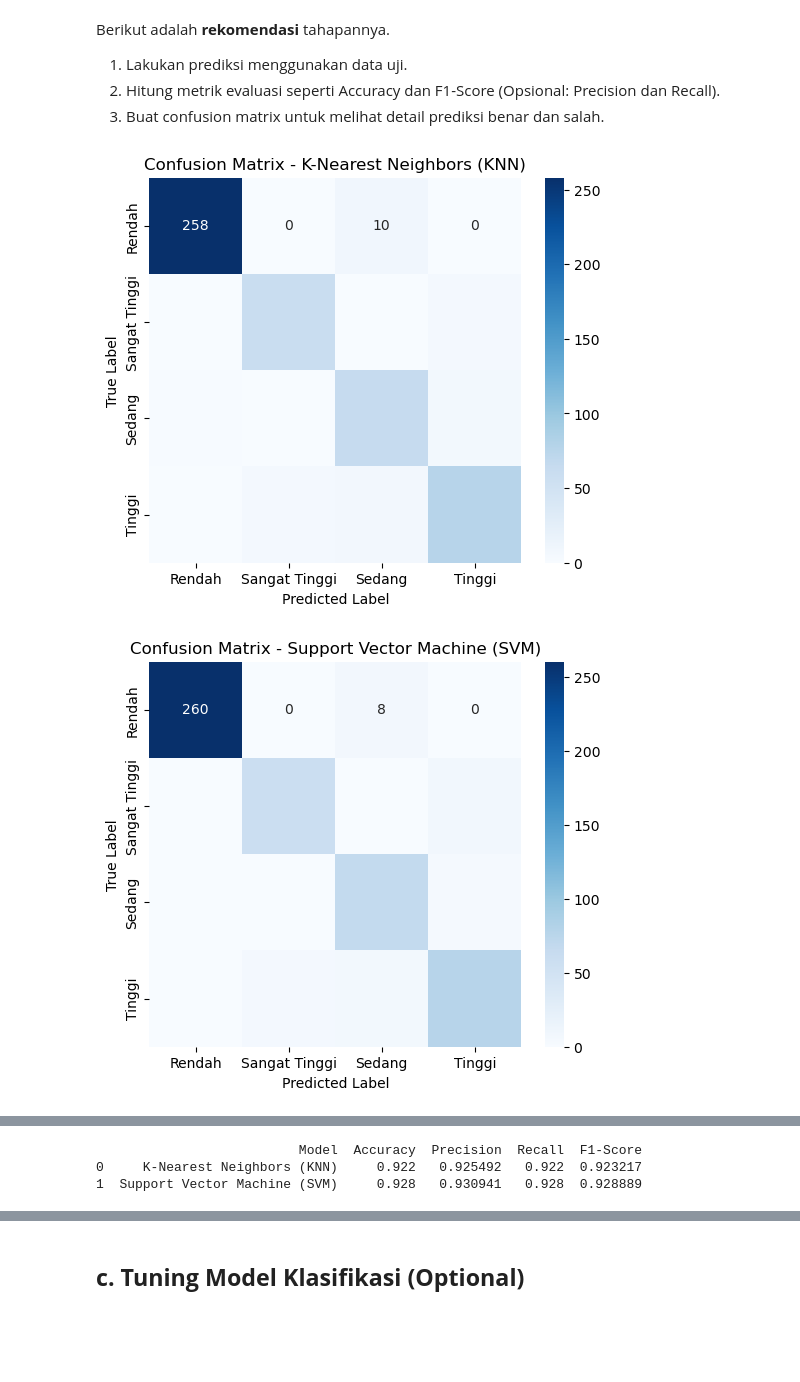
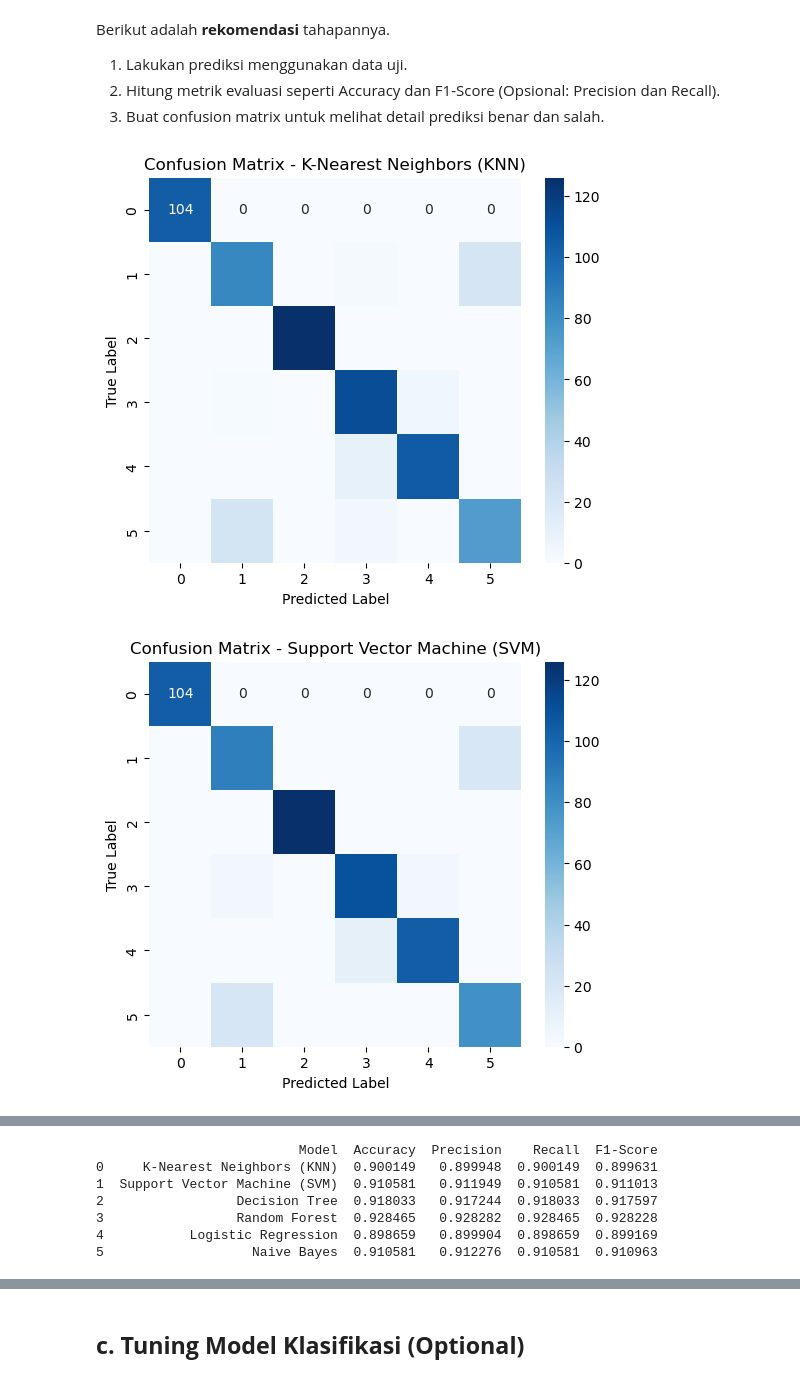
Before and after one commit to Muhammad-Rizki-Putra/Submission-CodingCamp, a Jupyter notebook: BMLP/[Klasifikasi]_Submission_Akhir_BMLP_Muhammad Rizki Putra.ipynb, the cells around one changed output, grey strips where cells are left out. Cells and saved outputs as stored; diff of their text form; code cells hidden in the pictures; blank space fills up the shorter version.

```diff
--- a/BMLP/[Klasifikasi]_Submission_Akhir_BMLP_Muhammad Rizki Putra.ipynb
+++ b/BMLP/[Klasifikasi]_Submission_Akhir_BMLP_Muhammad Rizki Putra.ipynb
@@ -23,6 +16,6 @@ from sklearn.metrics import (
 # %% [markdown]
 Memuat dataset hasil clustering dari file CSV ke dalam variabel DataFrame.
 # %%
-df = pd.read_csv("Dataset_clustering.csv", delimiter=",")
-print(df.head())
+df = pd.read_csv("Dataset_inisiasi.csv", delimiter=",")
+df.head()
 # %% [output]
@@ -43,3 +29,6 @@ print(df.head())
 # **3. Data Splitting**
 # %% [markdown]
 Tahap Data Splitting bertujuan untuk memisahkan dataset menjadi dua bagian: data latih (training set) dan data uji (test set).
+# %%
+categorical_columns = ["daerah", "jenis"]
+numeric_columns = ["gk","peng","poverty_to_expense_ratio"]
@@ -85,0 +80,16 @@ Model training selesai.
+# %%
+knn = KNeighborsClassifier().fit(X_train, y_train)
+svm = SVC().fit(X_train, y_train)
+
+from sklearn.tree import DecisionTreeClassifier
+from sklearn.ensemble import RandomForestClassifier
+from sklearn.linear_model import LogisticRegression
+from sklearn.naive_bayes import GaussianNB
+
+dt = DecisionTreeClassifier(random_state=42).fit(X_train, y_train)
+rf = RandomForestClassifier(n_estimators=100, random_state=42).fit(X_train, y_train)
+lr = LogisticRegression(max_iter=1000, random_state=42).fit(X_train, y_train)
+nb = GaussianNB().fit(X_train, y_train)
+
+
+print("Model training selesai.")
@@ -93,14 +105,15 @@ Berikut adalah **rekomendasi** tahapannya.
 2. Hitung metrik evaluasi seperti Accuracy dan F1-Score (Opsional: Precision dan Recall).
 3. Buat confusion matrix untuk melihat detail prediksi benar dan salah.
 # %%
+from sklearn.metrics import accuracy_score, precision_score, recall_score, f1_score, confusion_matrix, classification_report
+import seaborn as sns
+import matplotlib.pyplot as plt
+import numpy as np
+import pandas as pd
+
 def evaluate_model(model, X_test, y_test, model_name="Model"):
     y_pred = model.predict(X_test)
     cm = confusion_matrix(y_test, y_pred)
-
-    if cm.shape == (2, 2):
-        tn, fp, fn, tp = cm.ravel()
-    else:
-        tn, fp, fn, tp = [None] * 4
 
     results = {
         'Model': model_name,
@@ -113,33 +126,37 @@ def evaluate_model(model, X_test, y_test, model_name="Model"):
     }
 
     plt.figure(figsize=(6, 5))
     sns.heatmap(cm, annot=True, fmt="d", cmap="Blues", xticklabels=np.unique(y_test), yticklabels=np.unique(y_test))
     plt.xlabel("Predicted Label")
     plt.ylabel("True Label")
     plt.title(f"Confusion Matrix - {model_name}")
     plt.show()
 
     return results
 
 models = {
     'K-Nearest Neighbors (KNN)': knn,
-    'Support Vector Machine (SVM)': svm
+    'Support Vector Machine (SVM)': svm,
+    'Decision Tree': dt,
+    'Random Forest': rf,
+    'Logistic Regression': lr,
+    'Naive Bayes': nb
 }
 
 results = {name: evaluate_model(model, X_test, y_test, name) for name, model in models.items()}
 
 summary_df = pd.DataFrame([
     {
         'Model': name,
         'Accuracy': metrics['Accuracy'],
         'Precision': metrics['Precision'],
         'Recall': metrics['Recall'],
         'F1-Score': metrics['F1-Score']
     }
     for name, metrics in results.items()
 ])
 
 print(summary_df)
 # %% [output]
-[figure, old version]
+[figure, new version]
-[figure, old version]
+[figure, new version]
@@ -146,6 +167,10 @@ print(summary_df)
-                          Model  Accuracy  Precision  Recall  F1-Score
-0     K-Nearest Neighbors (KNN)     0.922   0.925492   0.922  0.923217
-1  Support Vector Machine (SVM)     0.928   0.930941   0.928  0.928889
+                          Model  Accuracy  Precision    Recall  F1-Score
+0     K-Nearest Neighbors (KNN)  0.900149   0.899948  0.900149  0.899631
+1  Support Vector Machine (SVM)  0.910581   0.911949  0.910581  0.911013
+2                 Decision Tree  0.918033   0.917244  0.918033  0.917597
+3                 Random Forest  0.928465   0.928282  0.928465  0.928228
+4           Logistic Regression  0.898659   0.899904  0.898659  0.899169
+5                   Naive Bayes  0.910581   0.912276  0.910581  0.910963
 # %% [markdown]
 | Model                         | Accuracy | Precision | Recall | F1-Score |
 |--------------------------------|----------|-----------|--------|----------|
```
Also changed, not shown: parts of 20 cells of this notebook, 7 other files.
